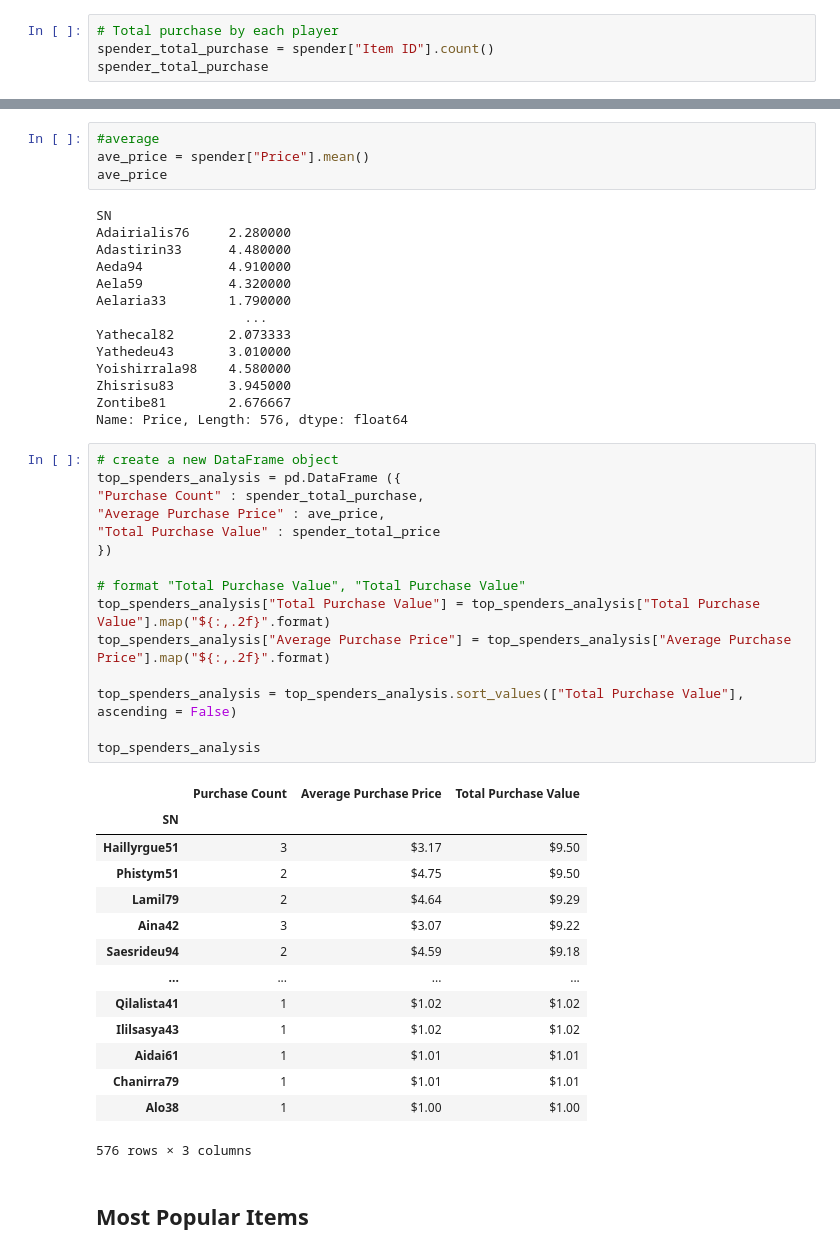
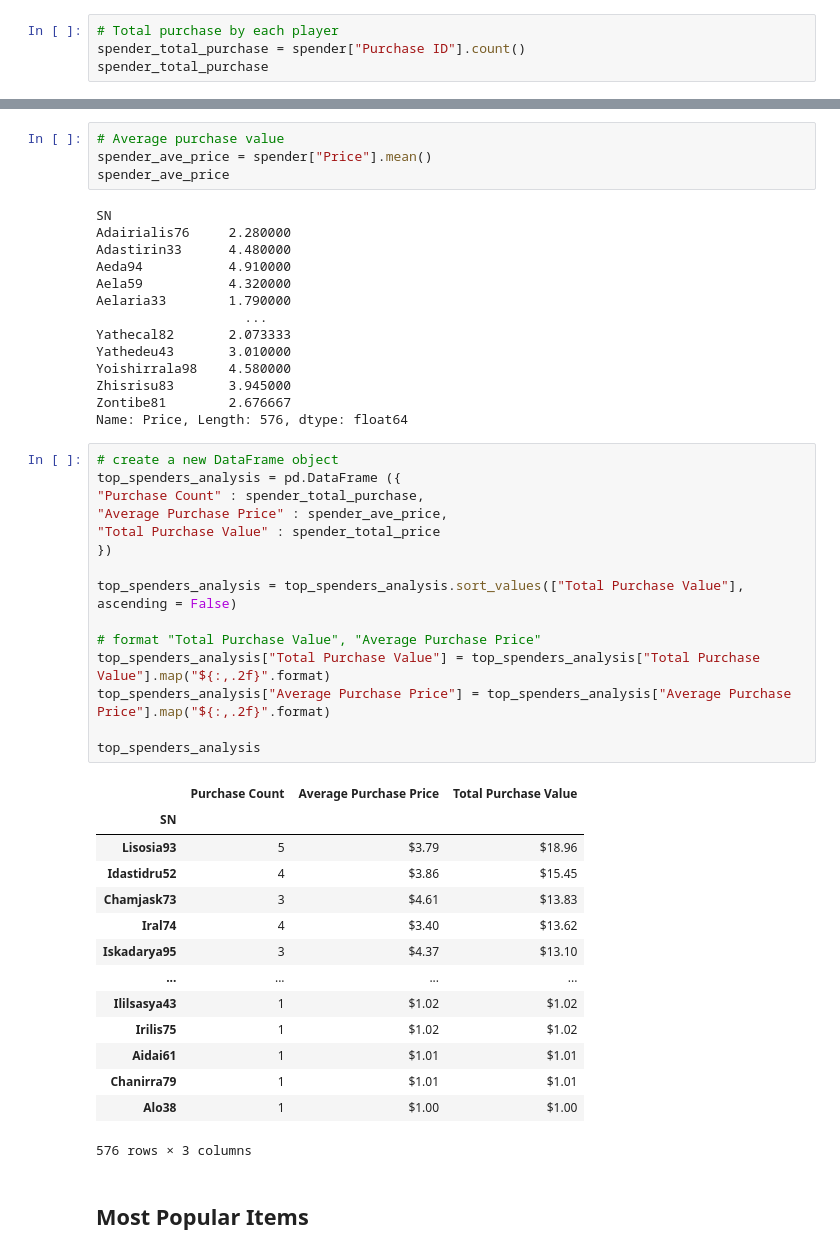
Before and after one commit to SakiSugio/pandas-challenge, a Jupyter notebook: HeroesOfPymoli/HeroesOfPymoli.ipynb, the cells around one changed output, grey strips where cells are left out. Cells and saved outputs as stored; diff of their text form.

```diff
--- a/HeroesOfPymoli/HeroesOfPymoli.ipynb
+++ b/HeroesOfPymoli/HeroesOfPymoli.ipynb
@@ -422,6 +441,6 @@ spender
 # %%
 # Total purchase by each player
-spender_total_purchase = spender["Item ID"].count()
+spender_total_purchase = spender["Purchase ID"].count()
 spender_total_purchase
 # %% [output]
 SN
@@ -456,9 +475,9 @@ Zhisrisu83       7.89
 Zontibe81        8.03
 Name: Price, Length: 576, dtype: float64
 # %%
-#average
-ave_price = spender["Price"].mean()
-ave_price
+# Average purchase value
+spender_ave_price = spender["Price"].mean()
+spender_ave_price
 # %% [output]
 SN
 Adairialis76     2.280000
@@ -476,29 +495,29 @@ Name: Price, Length: 576, dtype: float64
 # %%
 # create a new DataFrame object
 top_spenders_analysis = pd.DataFrame ({
 "Purchase Count" : spender_total_purchase,
-"Average Purchase Price" : ave_price,
+"Average Purchase Price" : spender_ave_price,
 "Total Purchase Value" : spender_total_price
 })
 
-# format "Total Purchase Value", "Total Purchase Value"
+top_spenders_analysis = top_spenders_analysis.sort_values(["Total Purchase Value"], ascending = False)
+
+# format "Total Purchase Value", "Average Purchase Price"
 top_spenders_analysis["Total Purchase Value"] = top_spenders_analysis["Total Purchase Value"].map("${:,.2f}".format)
 top_spenders_analysis["Average Purchase Price"] = top_spenders_analysis["Average Purchase Price"].map("${:,.2f}".format)
 
-top_spenders_analysis = top_spenders_analysis.sort_values(["Total Purchase Value"], ascending = False)
-
 top_spenders_analysis
 # %% [output]
 |  | Purchase Count | Average Purchase Price | Total Purchase Value |
 | SN |  |  |  |
-| Haillyrgue51 | 3 | $3.17 | $9.50 |
-| Phistym51 | 2 | $4.75 | $9.50 |
-| Lamil79 | 2 | $4.64 | $9.29 |
-| Aina42 | 3 | $3.07 | $9.22 |
-| Saesrideu94 | 2 | $4.59 | $9.18 |
+| Lisosia93 | 5 | $3.79 | $18.96 |
+| Idastidru52 | 4 | $3.86 | $15.45 |
+| Chamjask73 | 3 | $4.61 | $13.83 |
+| Iral74 | 4 | $3.40 | $13.62 |
+| Iskadarya95 | 3 | $4.37 | $13.10 |
 | ... | ... | ... | ... |
-| Qilalista41 | 1 | $1.02 | $1.02 |
 | Ililsasya43 | 1 | $1.02 | $1.02 |
+| Irilis75 | 1 | $1.02 | $1.02 |
 | Aidai61 | 1 | $1.01 | $1.01 |
 | Chanirra79 | 1 | $1.01 | $1.01 |
 | Alo38 | 1 | $1.00 | $1.00 |
```
Also changed, not shown: parts of 5 cells of this notebook.
